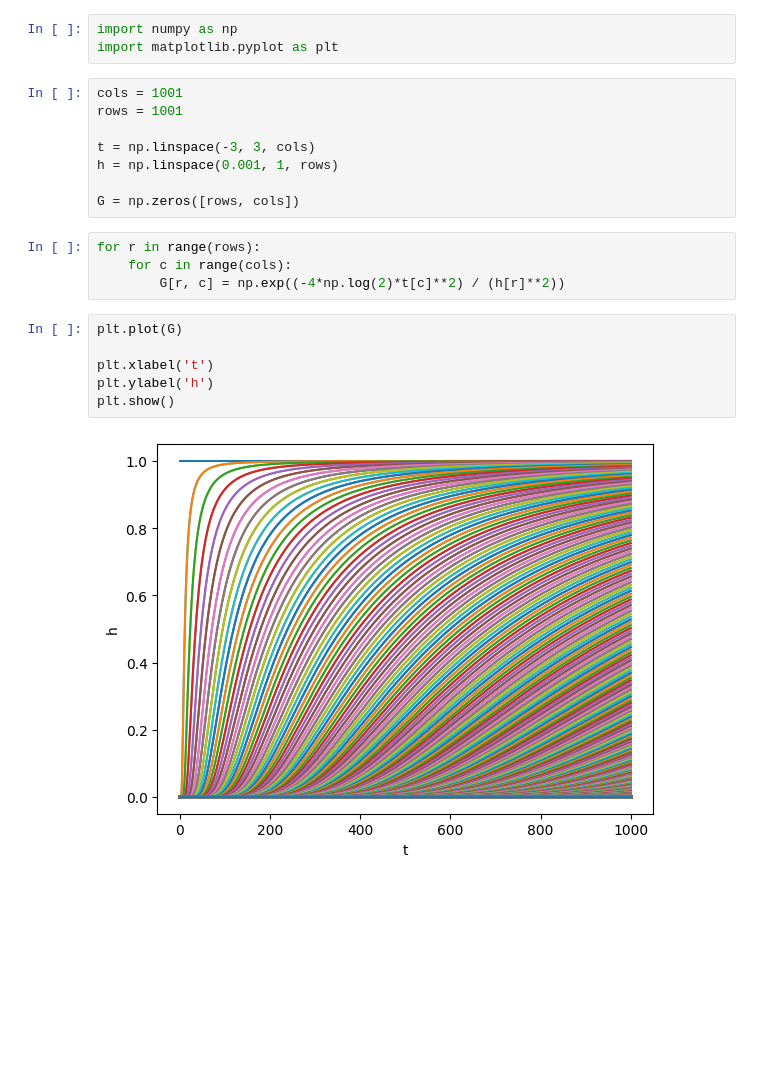
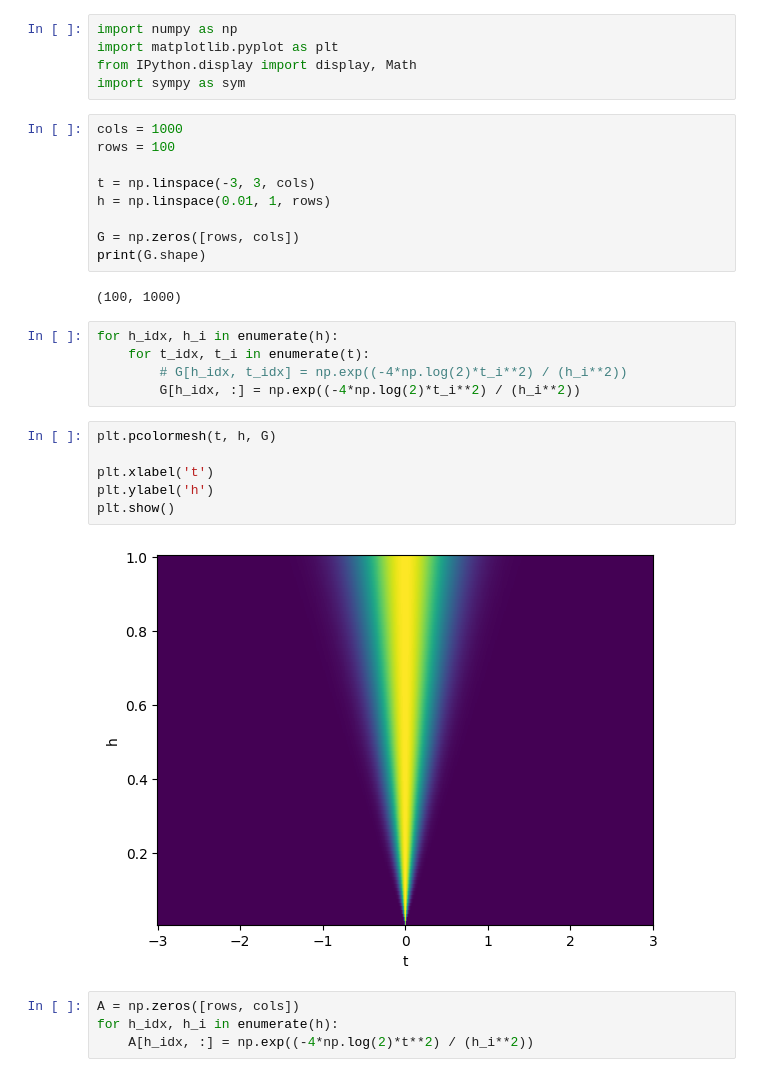
Before and after one commit to viktor-kertanov/master-math, a Jupyter notebook: ch7_algebra_2/13_gaussian_exercise.ipynb, the cells around one changed output. Cells and saved outputs as stored; diff of their text form; blank space fills up the shorter version.

```diff
--- a/ch7_algebra_2/13_gaussian_exercise.ipynb
+++ b/ch7_algebra_2/13_gaussian_exercise.ipynb
@@ -1,23 +1,33 @@
 # %%
 import numpy as np
 import matplotlib.pyplot as plt
+from IPython.display import display, Math
+import sympy as sym
 # %%
-cols = 1001
-rows = 1001
+cols = 1000
+rows = 100
 
 t = np.linspace(-3, 3, cols)
-h = np.linspace(0.001, 1, rows)
+h = np.linspace(0.01, 1, rows)
 
 G = np.zeros([rows, cols])
+print(G.shape)
+# %% [output]
+(100, 1000)
-# %%
-for r in range(rows):
-    for c in range(cols):
-        G[r, c] = np.exp((-4*np.log(2)*t[c]**2) / (h[r]**2))
+# %%
+for h_idx, h_i in enumerate(h):
+    for t_idx, t_i in enumerate(t):
+        # G[h_idx, t_idx] = np.exp((-4*np.log(2)*t_i**2) / (h_i**2))
+        G[h_idx, :] = np.exp((-4*np.log(2)*t_i**2) / (h_i**2))
 # %%
-plt.plot(G)
+plt.pcolormesh(t, h, G)
 
 plt.xlabel('t')
 plt.ylabel('h')
 plt.show()
 # %% [output]
-[figure, old version]
+[figure, new version]
+# %%
+A = np.zeros([rows, cols])
+for h_idx, h_i in enumerate(h):
+    A[h_idx, :] = np.exp((-4*np.log(2)*t**2) / (h_i**2))
```
Also changed, not shown: parts of 1 cell of this notebook, 9 other files.
